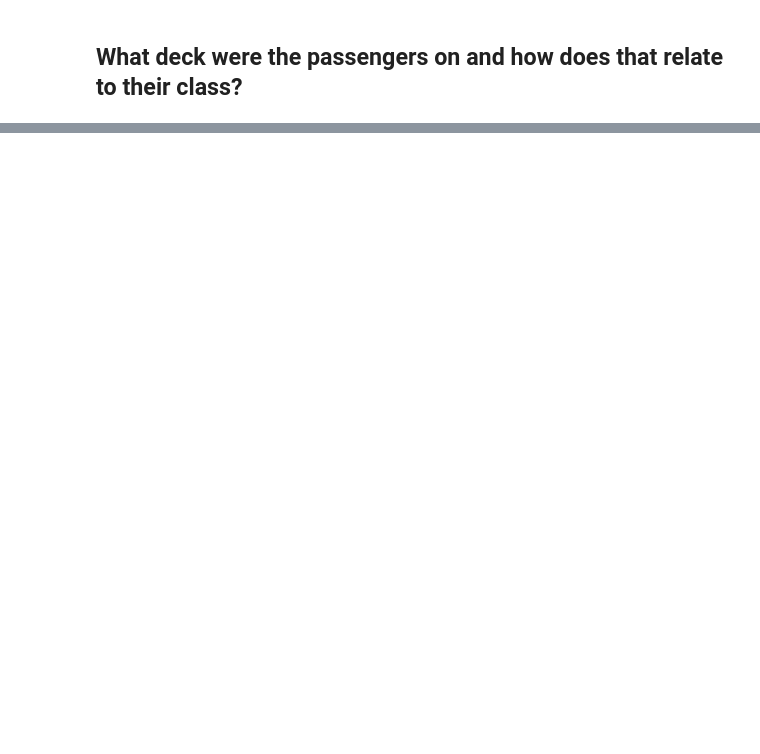
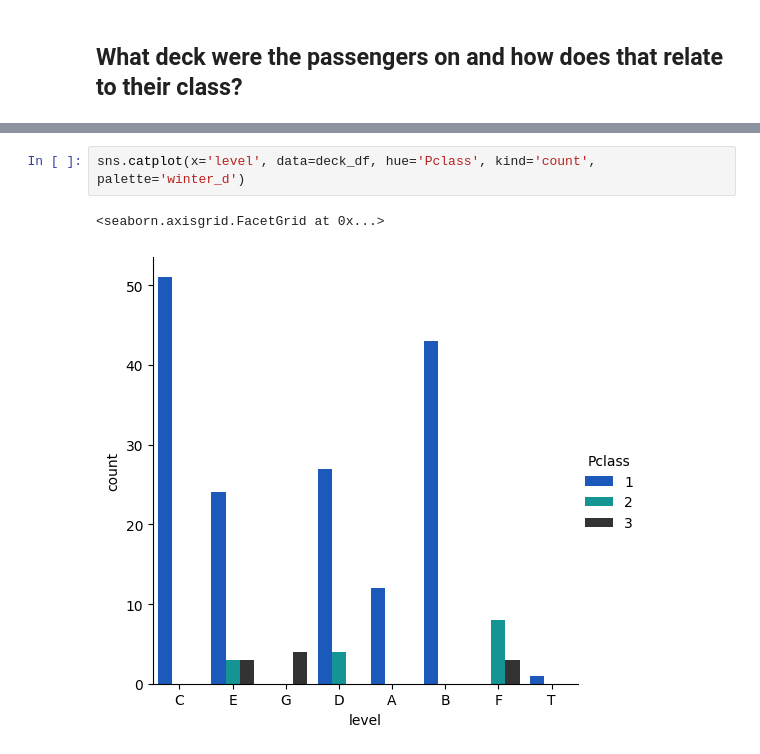
Before and after one commit to TerekliTahaBerk/data-science-portfolio, a Jupyter notebook: Titanic Dataset Exploratory Data Analysis/Titanic_Dataset_Exploratory_Data_Analysis.ipynb, the cells around one changed output, grey strips where cells are left out. Cells and saved outputs as stored; diff of their text form; blank space fills up the shorter version.

```diff
--- a/Titanic Dataset Exploratory Data Analysis/Titanic_Dataset_Exploratory_Data_Analysis.ipynb
+++ b/Titanic Dataset Exploratory Data Analysis/Titanic_Dataset_Exploratory_Data_Analysis.ipynb
@@ -171,0 +216,5 @@ This will become an error in seaborn v0.14.0; please update your code.
+# %%
+sns.catplot(x='level', data=deck_df, hue='Pclass', kind='count', palette='winter_d')
+# %% [output]
+<seaborn.axisgrid.FacetGrid at 0x...>
+[figure, added]
```
Also changed, not shown: parts of 20 cells of this notebook.
